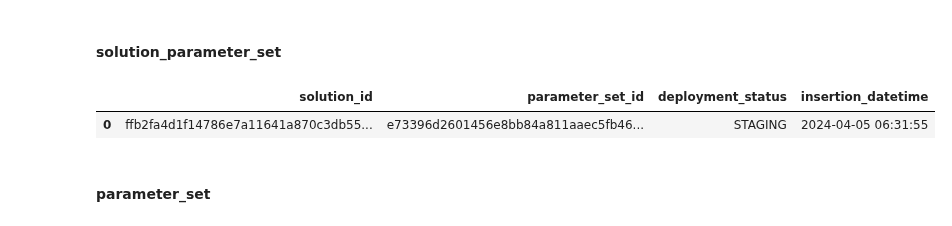
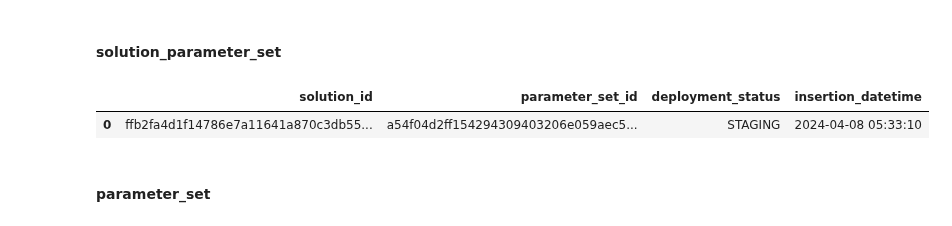
Before and after one commit to Kiril-Mordan/reusables, a Jupyter notebook: draft_notebooks/parameterframe.ipynb, the cells around one changed output. Drawn from its saved outputs; the diff is of its cells as text; code cells hidden in the pictures.

```diff
--- a/draft_notebooks/parameterframe.ipynb
+++ b/draft_notebooks/parameterframe.ipynb
@@ -116,10 +68,12 @@ pd.DataFrame(pf.commited_tables['ffb2fa4d1f14786e7a11641a870c3db55f08f375fb7ac00
 # %% [markdown]
 #### solution_parameter_set
 # %%
-pd.DataFrame(pf.commited_tables['ffb2fa4d1f14786e7a11641a870c3db55f08f375fb7ac00c9a2127f7cd801a60']['solution_parameter_set']['e73396d2601456e8bb84a811aaec5fb46dda83d70f9cd706ec58d5ea76e0d5dd'])
+param_set_id = 'a54f04d2ff154294309403206e059aec556cdcfa51120649ce663f3230a970d5'
+
+pd.DataFrame(pf.commited_tables['ffb2fa4d1f14786e7a11641a870c3db55f08f375fb7ac00c9a2127f7cd801a60']['solution_parameter_set'][param_set_id])
 # %% [output]
 |  | solution_id | parameter_set_id | deployment_status | insertion_datetime |
-| 0 | ffb2fa4d1f14786e7a11641a870c3db55... | e73396d2601456e8bb84a811aaec5fb46... | STAGING | 2024-04-05 06:31:55 |
+| 0 | ffb2fa4d1f14786e7a11641a870c3db55... | a54f04d2ff154294309403206e059aec5... | STAGING | 2024-04-08 05:33:10 |
 # %% [markdown]
 #### parameter_set
 # %%
```
Also changed, not shown: parts of 13 cells of this notebook, 1 other file.
